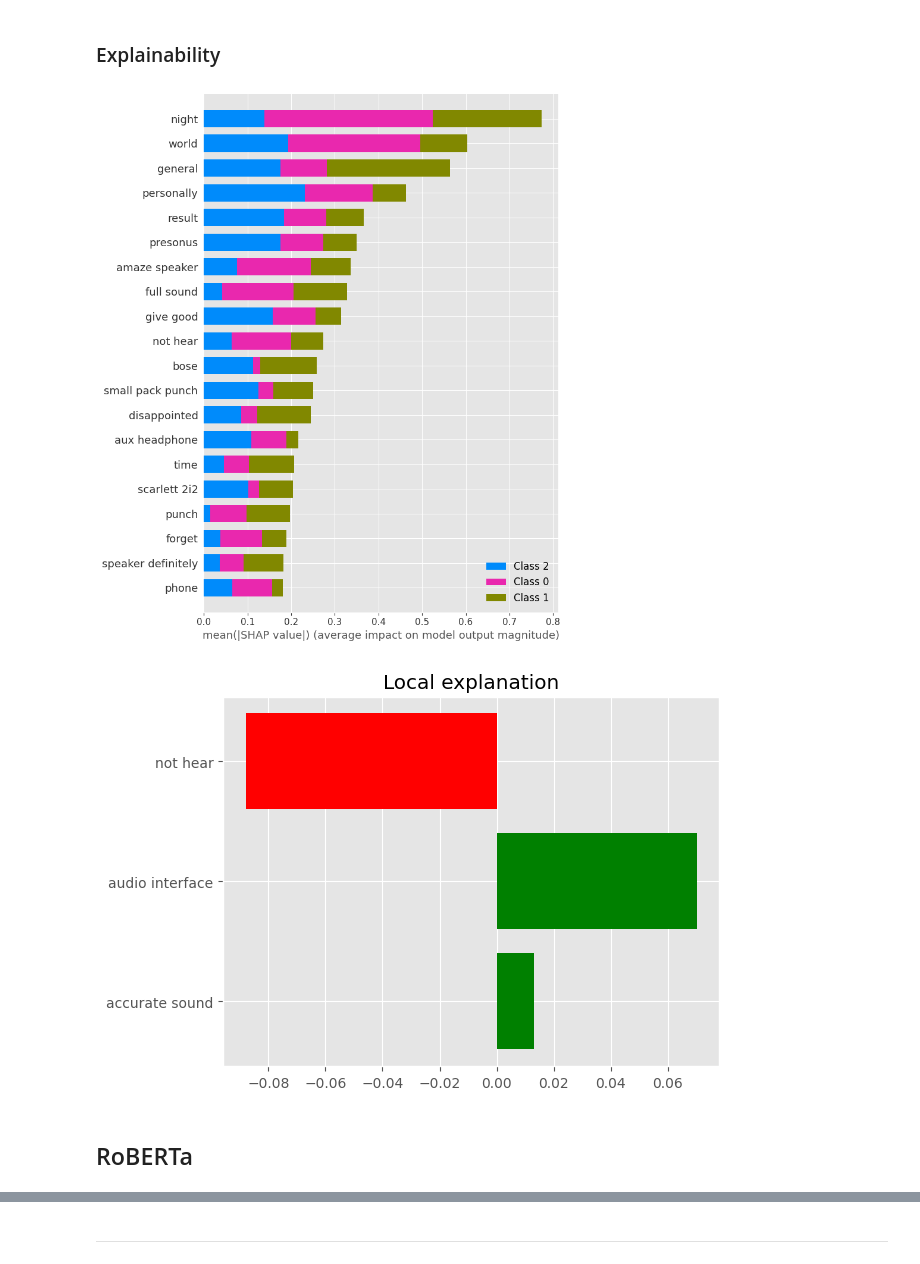
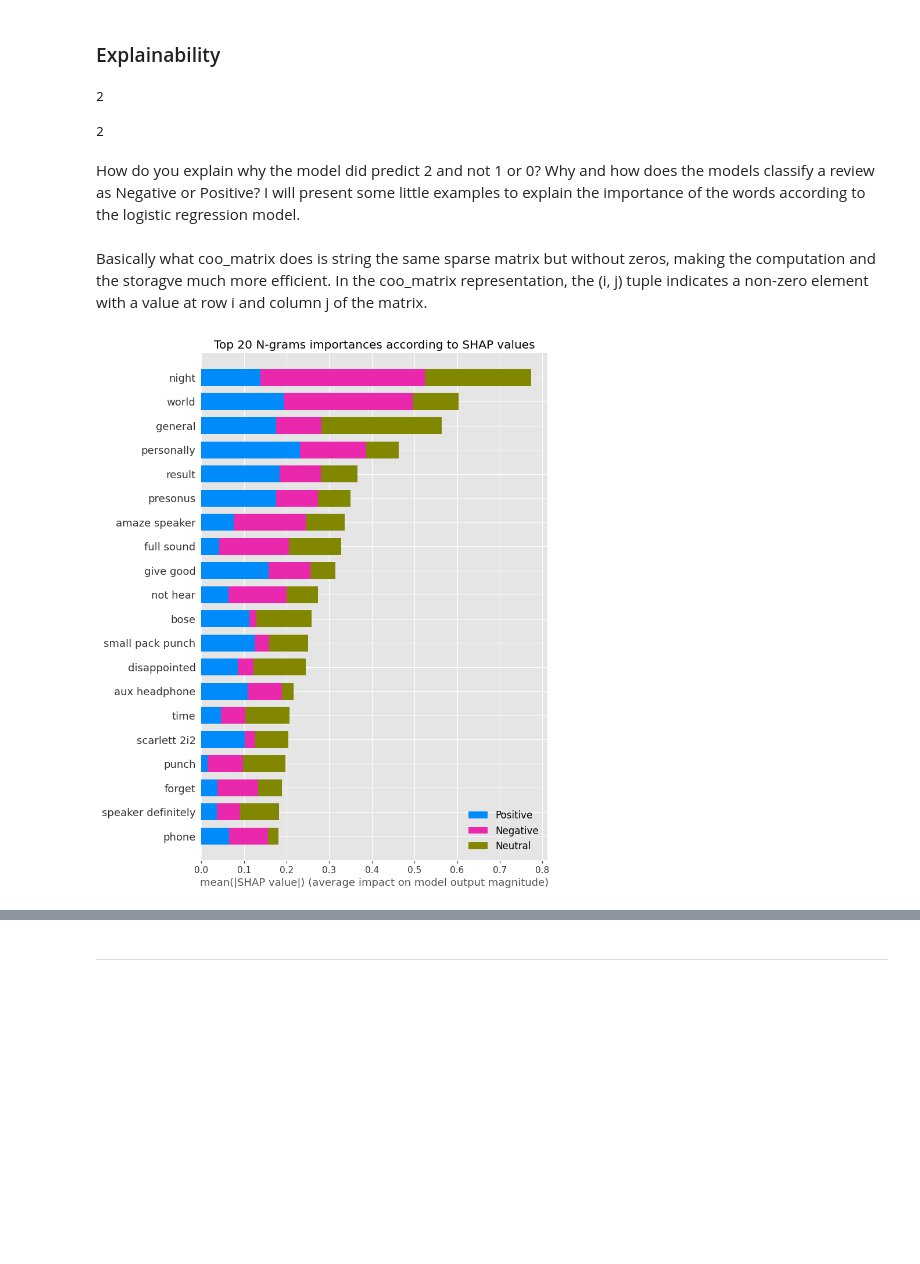
Before and after one commit to DavidAlexanderMoe/Sentiment-Analysis-and-Web-Scraping, a Jupyter notebook: Scripts/Analysis/4. Model Selection and Evaluation.ipynb, the cells around one changed output, grey strips where cells are left out. Cells and saved outputs as stored; diff of their text form; code cells hidden in the pictures; blank space fills up the shorter version.

```diff
--- a/Scripts/Analysis/4. Model Selection and Evaluation.ipynb
+++ b/Scripts/Analysis/4. Model Selection and Evaluation.ipynb
@@ -691,3 +686,15 @@ We notice an important thing: negative reviews are classified well (same for the
 # %% [markdown]
 ### Explainability
+# %%
+# first observation of the test set
+y_test.iloc[0]
+# %% [output]
+2
+# %%
+# first prediciton of the model
+best_LR.predict(X_test)[0]
+# %% [output]
+2
+# %% [markdown]
+How do you explain why the model did predict 2 and not 1 or 0? Why and how does the models classify a review as Negative or Positive? I will present some little examples to explain the importance of the words according to the logistic regression model.
 # %%
@@ -696,38 +702,23 @@ We notice an important thing: negative reviews are classified well (same for the
 X_train_coo = coo_matrix(X_train)
 X_test_coo = coo_matrix(X_test)
+# %% [markdown]
+Basically what coo_matrix does is string the same sparse matrix but without zeros, making the computation and the storagve much more efficient. In the coo_matrix representation, the (i, j) tuple indicates a non-zero element with a value at row i and column j of the matrix.
 # %%
-# Train your `bets_LR` model on the sparse matrices
+# linear explainer for logistic regression
 best_LR.fit(X_train_coo, y_train)
+explainer = shap.LinearExplainer(best_LR, X_train_coo, feature_dependence="independent")    # self explanatory
 
-# Create a LinearExplainer for the logistic regression model
-explainer = shap.LinearExplainer(best_LR, X_train_coo, feature_dependence="independent")
-
-# Calculate the Shapley values using the explainer
+# Calculate Shapley values with the explainer
 shap_values = explainer.shap_values(X_train_coo)
-
-# Get the feature names from your TF-IDF vectorizer (`tfidf`)
 feature_names = tfidf.get_feature_names()
 
-# Plot the Shapley value beeswarm plot
-shap.summary_plot(shap_values, feature_names=feature_names, plot_type="bar")
+# Plot summary bar plot with a title
+shap.summary_plot(shap_values,
+                  feature_names=feature_names,
+                  plot_type="bar",
+                  class_names=['Negative', 'Neutral', 'Positive'],
+                  show=False)
+plt.title('Top 20 N-grams importances according to SHAP values')
 plt.show()
 # %% [output]
-[figure, old version]
+[figure, new version]
-# %%
-from lime import lime_tabular
-
-explainer = lime_tabular.LimeTabularExplainer(
-            training_data=X_train_coo,
-            feature_names=feature_names,
-            class_names="Y",
-            mode="regression") #features, target e use case che stiamo facendo
-
-explained = explainer.explain_instance(X_test_coo.toarray()[100],
-                                       model.predict,
-                                       num_features=3) #andiamo a prevedere la prima oss del test set
-explained.as_pyplot_figure()
-plt.show()
-# %% [output]
-[figure, removed]
-# %% [markdown]
-## RoBERTa
```
Also changed, not shown: parts of 32 cells of this notebook.
